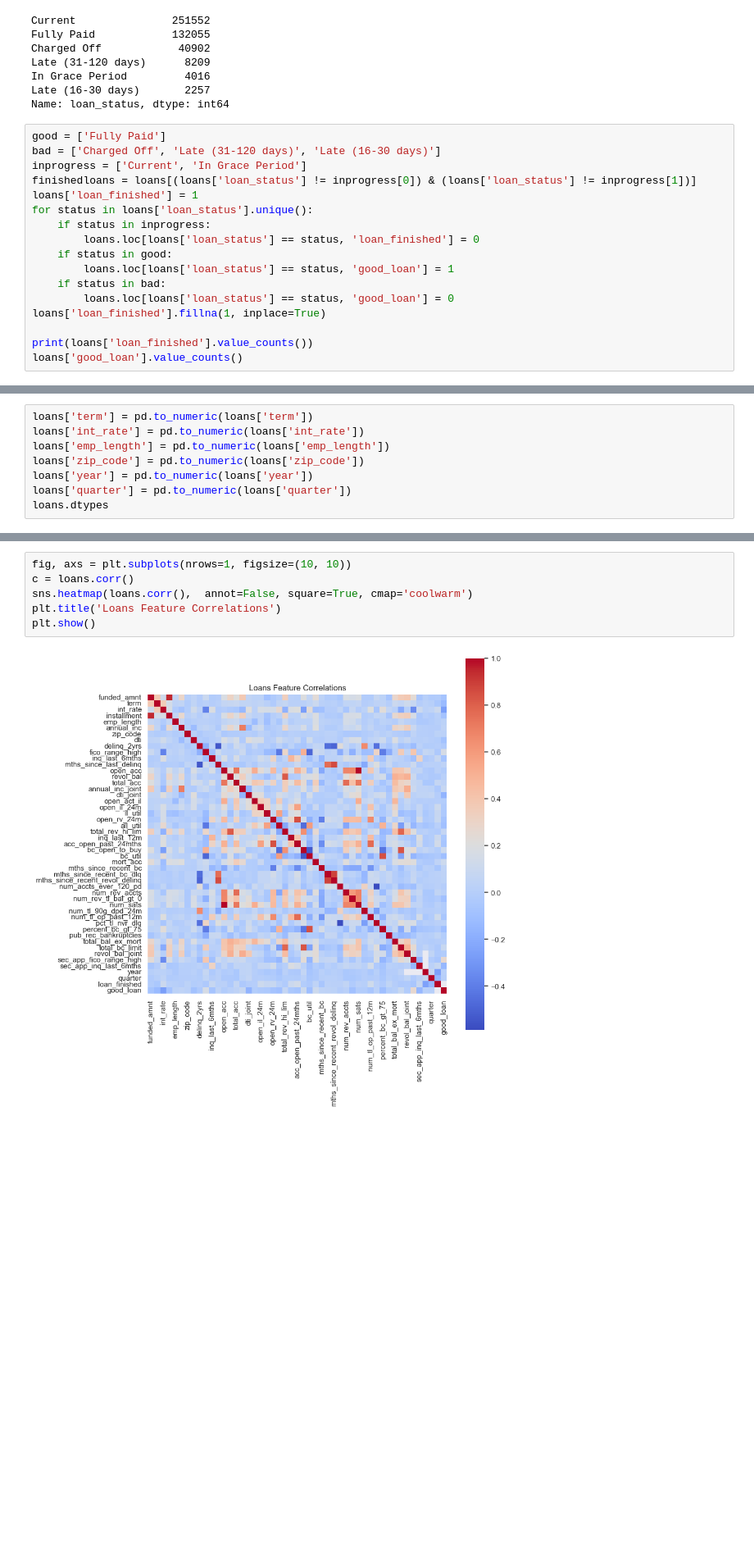
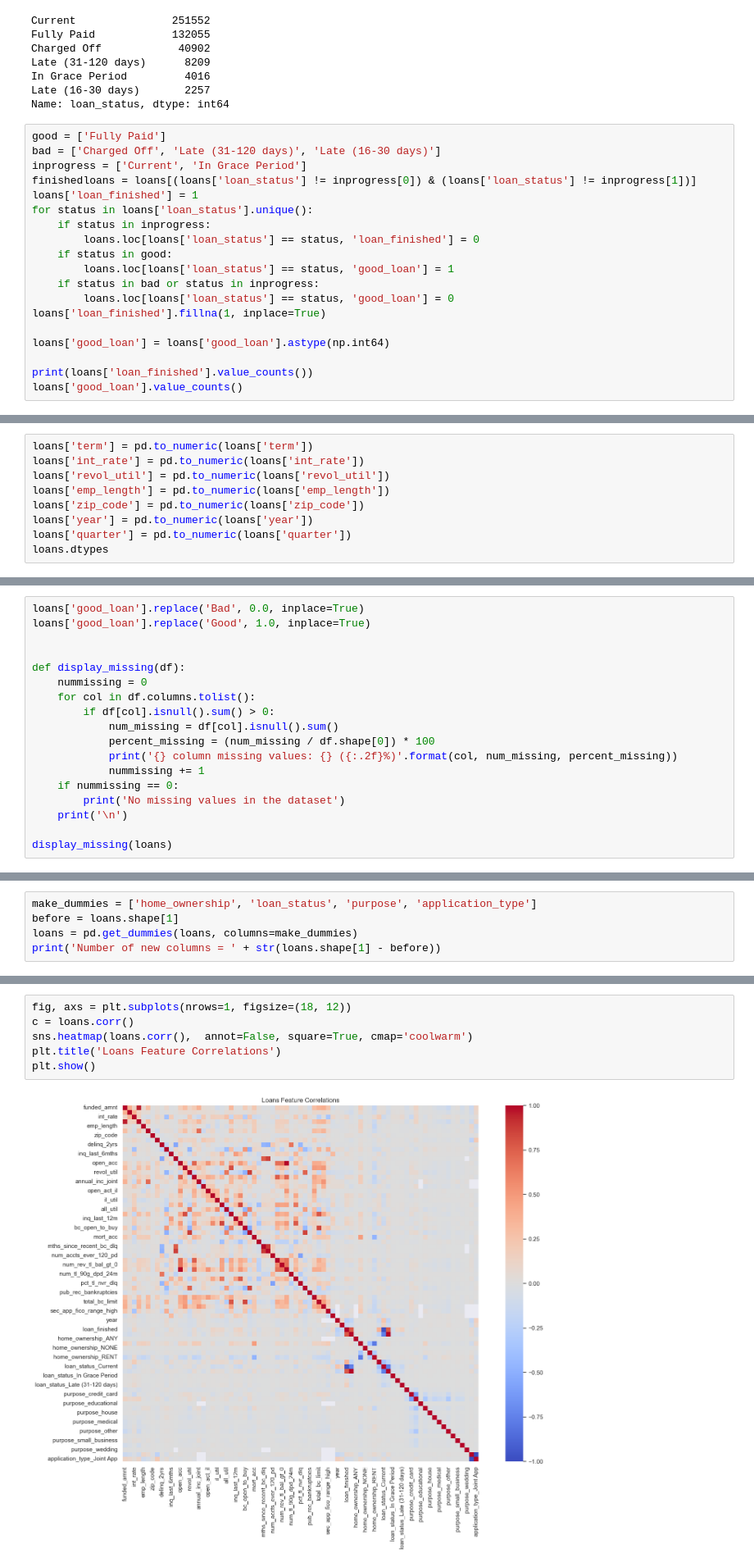
Before and after one commit to skalenjr/Lighthouse-Data-Challenge, a Jupyter notebook: Loans.ipynb, the cells around one changed output, grey strips where cells are left out. Shown: that part at 82% size. Drawn from its saved outputs; the diff is of its cells as text; blank space fills up the shorter version.

```diff
--- a/Loans.ipynb
+++ b/Loans.ipynb
@@ -97,10 +112,12 @@ for status in loans['loan_status'].unique():
         loans.loc[loans['loan_status'] == status, 'loan_finished'] = 0
     if status in good:
         loans.loc[loans['loan_status'] == status, 'good_loan'] = 1
-    if status in bad:
+    if status in bad or status in inprogress:
         loans.loc[loans['loan_status'] == status, 'good_loan'] = 0
 loans['loan_finished'].fillna(1, inplace=True)
 
+loans['good_loan'] = loans['good_loan'].astype(np.int64)
+
 print(loans['loan_finished'].value_counts())
 loans['good_loan'].value_counts()
 # %% [output]
@@ -133,6 +150,7 @@ dtype: object
 # %%
 loans['term'] = pd.to_numeric(loans['term'])
 loans['int_rate'] = pd.to_numeric(loans['int_rate'])
+loans['revol_util'] = pd.to_numeric(loans['revol_util'])
 loans['emp_length'] = pd.to_numeric(loans['emp_length'])
 loans['zip_code'] = pd.to_numeric(loans['zip_code'])
 loans['year'] = pd.to_numeric(loans['year'])
@@ -235,0 +258,18 @@ plt.show()
+# %%
+loans['good_loan'].replace('Bad', 0.0, inplace=True)
+loans['good_loan'].replace('Good', 1.0, inplace=True)
+
+
+def display_missing(df):
+    nummissing = 0
+    for col in df.columns.tolist():
+        if df[col].isnull().sum() > 0:
+            num_missing = df[col].isnull().sum()
+            percent_missing = (num_missing / df.shape[0]) * 100
+            print('{} column missing values: {} ({:.2f}%)'.format(col, num_missing, percent_missing))
+            nummissing += 1
+    if nummissing == 0:
+        print('No missing values in the dataset')
+    print('\n')
+
+display_missing(loans)
@@ -235,0 +316,5 @@ plt.show()
+# %%
+make_dummies = ['home_ownership', 'loan_status', 'purpose', 'application_type']
+before = loans.shape[1]
+loans = pd.get_dummies(loans, columns=make_dummies)
+print('Number of new columns = ' + str(loans.shape[1] - before))
@@ -236,8 +325,8 @@ plt.show()
 # %%
-fig, axs = plt.subplots(nrows=1, figsize=(10, 10))
+fig, axs = plt.subplots(nrows=1, figsize=(18, 12))
 c = loans.corr()
 sns.heatmap(loans.corr(),  annot=False, square=True, cmap='coolwarm')
 plt.title('Loans Feature Correlations')
 plt.show()
 # %% [output]
-[figure, old version]
+[figure, new version]
```
Also changed, not shown: parts of 21 cells of this notebook.
